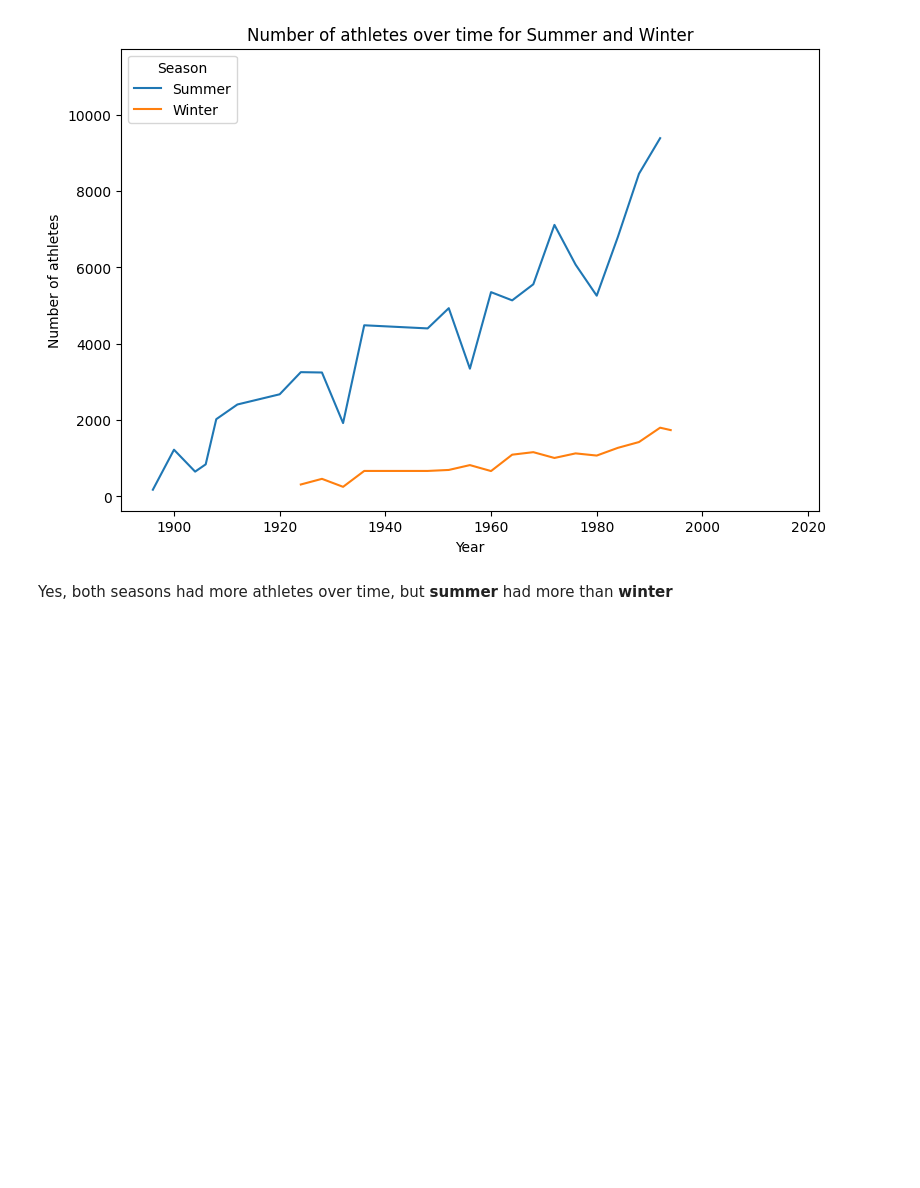
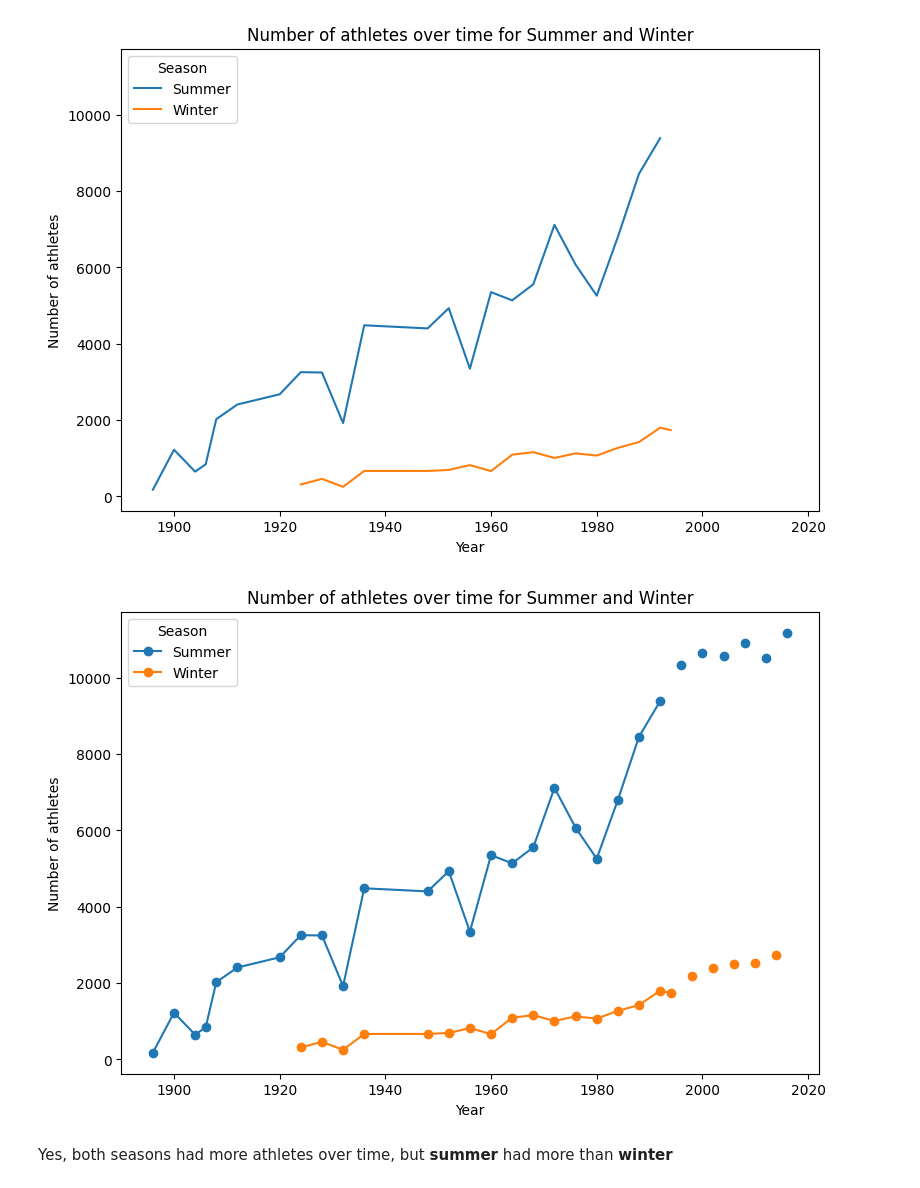
Before and after one commit to Basmaalmuntaser/Pair_challenge_Basma_Leen, a Jupyter notebook: Olympic_2_Basma_Leen.ipynb, the cells around one changed output. Cells and saved outputs as stored; diff of their text form; code cells hidden in the pictures; blank space fills up the shorter version.

```diff
--- a/Olympic_2_Basma_Leen.ipynb
+++ b/Olympic_2_Basma_Leen.ipynb
@@ -264,5 +264,14 @@ plt.ylabel('Number of athletes')
 plt.show()
 # %% [output]
 [figure]
+# %%
+s.plot(kind='line', marker='o', figsize=(9,6)) #to continue till 2016
+
+plt.title('Number of athletes over time for Summer and Winter')
+plt.xlabel('Year')
+plt.ylabel('Number of athletes')
+plt.show()
+# %% [output]
+[figure, added]
 # %% [markdown]
 Yes, both seasons had more athletes over time, but **summer** had more than **winter**
```
